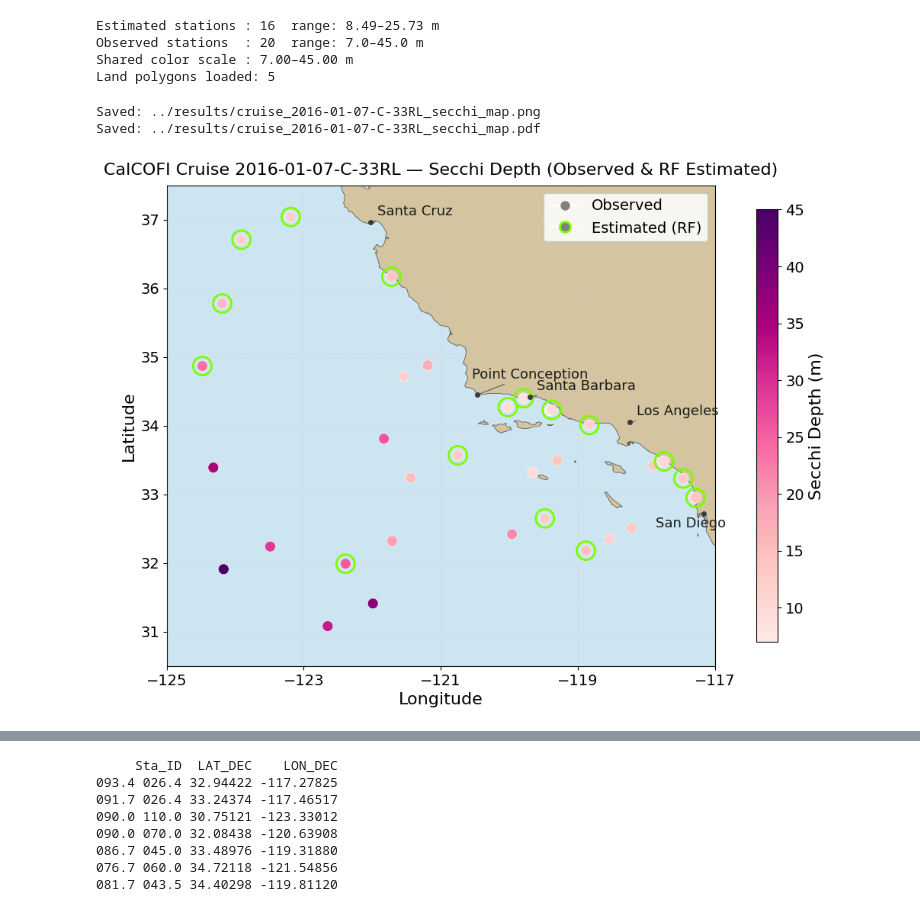
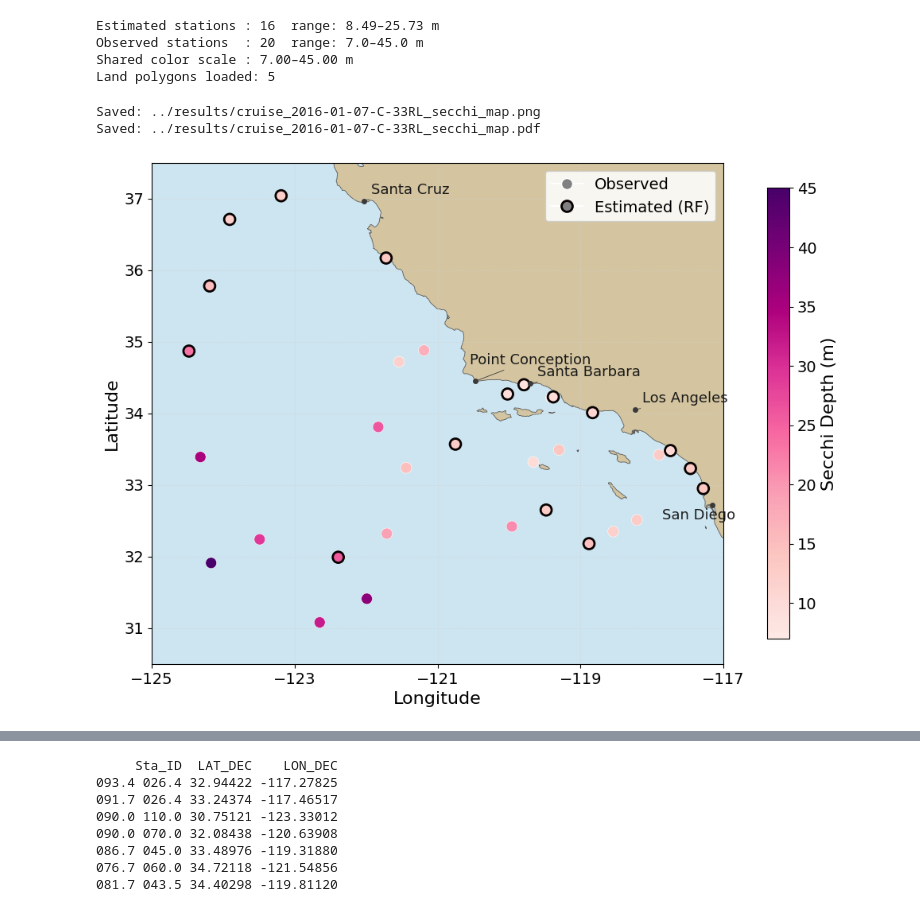
Before and after one commit to LucasC212/Scripps-Light-Attenuation-Capstone-Project, a Jupyter notebook: scripts/daylight_visualization.ipynb, the cells around one changed output, grey strips where cells are left out. Drawn from its saved outputs; the diff is of its cells as text; code cells hidden in the pictures.

```diff
--- a/scripts/daylight_visualization.ipynb
+++ b/scripts/daylight_visualization.ipynb
@@ -156,12 +156,12 @@ sc = ax.scatter(
     cruise['LON_DEC'], cruise['LAT_DEC'],
     c=cruise['Predicted_Secchi_RF'],
     cmap=cmap, vmin=vmin, vmax=vmax,
-    s=100, edgecolors='white', linewidths=0.4, zorder=6
+    s=100, edgecolors='none', linewidths=0, zorder=6
 )
 ax.scatter(
     cruise['LON_DEC'], cruise['LAT_DEC'],
-    facecolors='none', edgecolors='#7CFC00', linewidths=2.0,
-    s=300, zorder=7
+    facecolors='none', edgecolors='#070101', linewidths=2.0,
+    s=100, zorder=7
 )
 
 # Colorbar
@@ -175,7 +175,7 @@ legend_elements = [
     Line2D([0], [0], marker='o', color='w', markerfacecolor='gray',
            markeredgecolor='white', markersize=10, label='Observed'),
     Line2D([0], [0], marker='o', color='w', markerfacecolor='gray',
-           markeredgecolor='#7CFC00', markersize=10, markeredgewidth=2.0, label='Estimated (RF)'),
+           markeredgecolor='#070101', markersize=10, markeredgewidth=2.0, label='Estimated (RF)'),
 ]
 ax.legend(handles=legend_elements, loc='upper right', fontsize=14, framealpha=0.85)
 
@@ -192,39 +192,35 @@ for name, lat, lon, (dx, dy) in landmarks:
     ax.annotate(
         name, xy=(lon, lat), xytext=(lon + dx, lat + dy),
         fontsize=13, color='#1a1a1a',
         arrowprops=dict(arrowstyle='-', color='#3a3a3a', lw=0.6),
         zorder=9
     )
 
-# Extent, labels, title
+# Extent and labels
 ax.set_xlim(*LON_EXT)
 ax.set_ylim(*LAT_EXT)
 ax.set_xlabel('Longitude', fontsize=16)
 ax.set_ylabel('Latitude', fontsize=16)
-ax.set_title(
-    'CalCOFI Cruise 2016-01-07-C-33RL — Secchi Depth (Observed & RF Estimated)',
-    fontsize=16, pad=10
-)
 
 # Light gridlines
 ax.set_xticks(np.arange(-125, -116, 2))
 ax.set_yticks(np.arange(31, 38, 1))
 ax.grid(True, color='lightgray', linestyle='--', linewidth=0.5, alpha=0.6)
 ax.tick_params(labelsize=14)
 
 plt.tight_layout()
 
 out_png = '../results/cruise_2016-01-07-C-33RL_secchi_map.png'
 out_pdf = '../results/cruise_2016-01-07-C-33RL_secchi_map.pdf'
 fig.savefig(out_png, dpi=300, bbox_inches='tight')
 fig.savefig(out_pdf, bbox_inches='tight')
 print(f"Saved: {out_png}")
 print(f"Saved: {out_pdf}")
 plt.show()
 # %% [output]
 Saved: ../results/cruise_2016-01-07-C-33RL_secchi_map.png
 Saved: ../results/cruise_2016-01-07-C-33RL_secchi_map.pdf
-[figure, old version]
+[figure, new version]
 # %%
 import matplotlib.pyplot as plt
 import matplotlib.colors as mcolors
```
Also changed, not shown: parts of 1 cell of this notebook, 3 other files.
